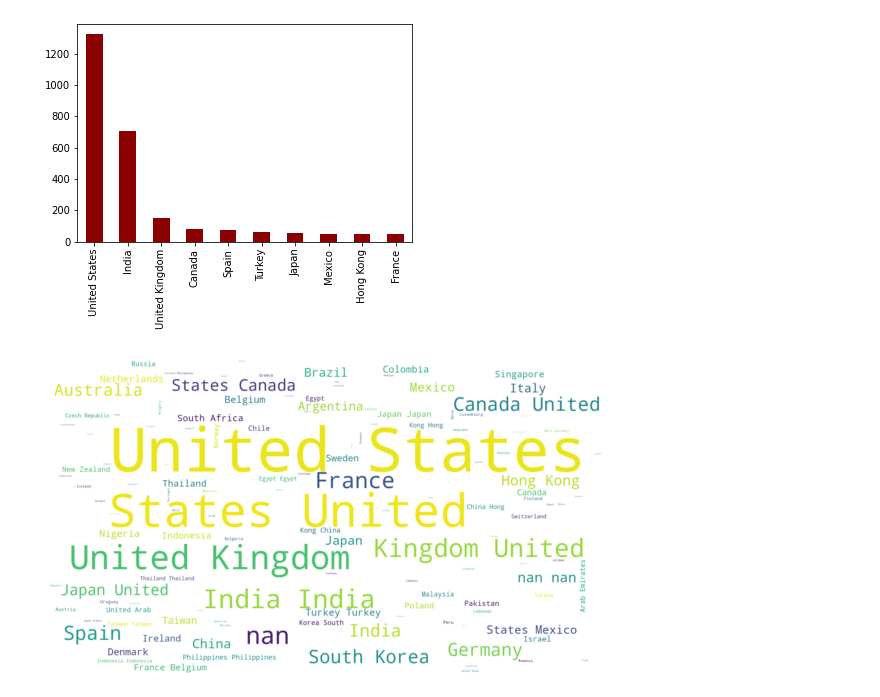
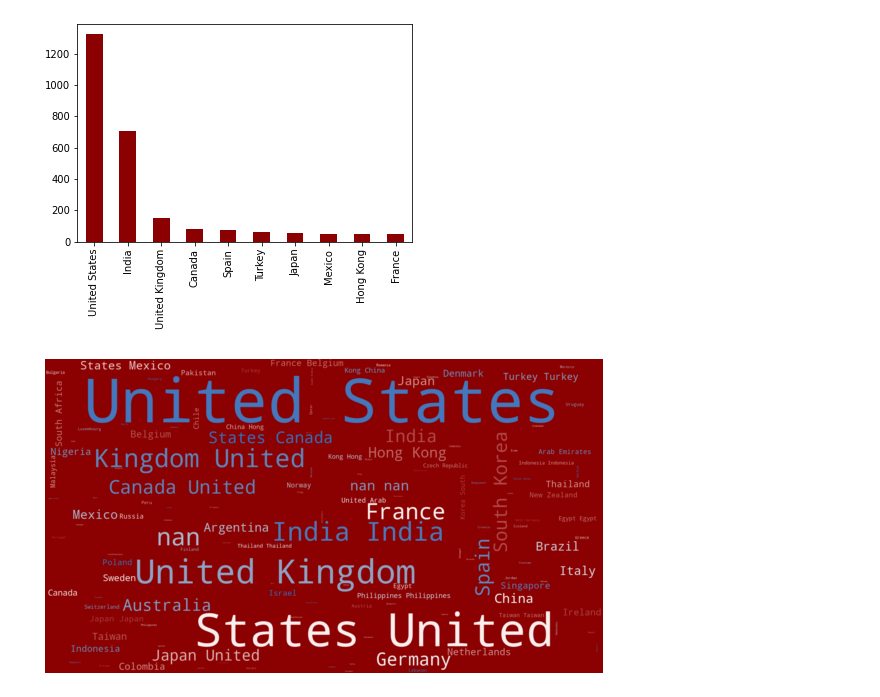
Before and after one commit to Hugox96/Netfliz_Python, a Jupyter notebook: Netflix.ipynb, the cells around one changed output. Cells and saved outputs as stored; diff of their text form; code cells hidden in the pictures.

```diff
--- a/Netflix.ipynb
+++ b/Netflix.ipynb
@@ -172,18 +171,19 @@ netflix_dados["country"].value_counts().head(10).plot(kind="bar")
 # %%
 from wordcloud import WordCloud
 text = " ".join(data["country"].astype(str))
 
 # Gerar a nuvem de palavras
-wordcloud = WordCloud(background_color='white',
+wordcloud = WordCloud(background_color='darkred',
                       width=1920,
                       height=1080,
+                      colormap="vlag_r"
                       ).generate(text)
 
 # Exibir a nuvem de palavras
 plt.figure(figsize=(10, 15))
 plt.imshow(wordcloud,interpolation='bilinear')
 plt.axis('off')
 plt.savefig('country.png')
 plt.show()
 # %% [output]
-[figure, old version]
+[figure, new version]
```
Also changed, not shown: parts of 2 cells of this notebook, 1 other file.
